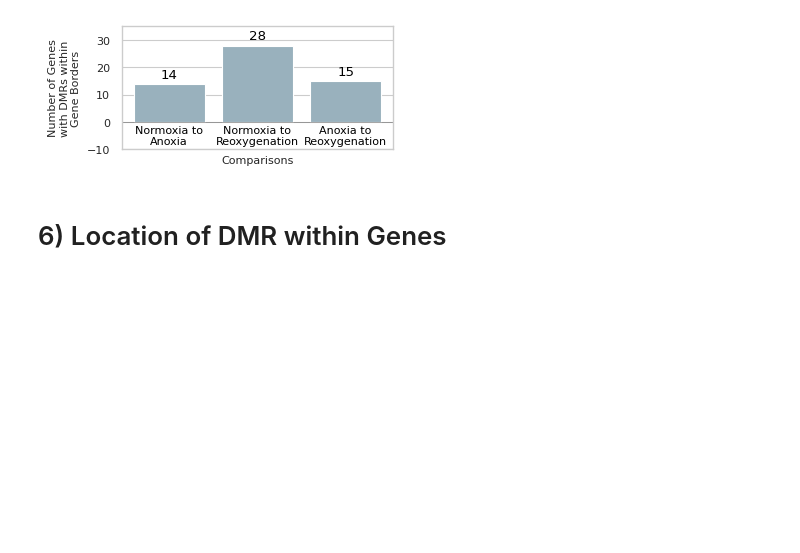
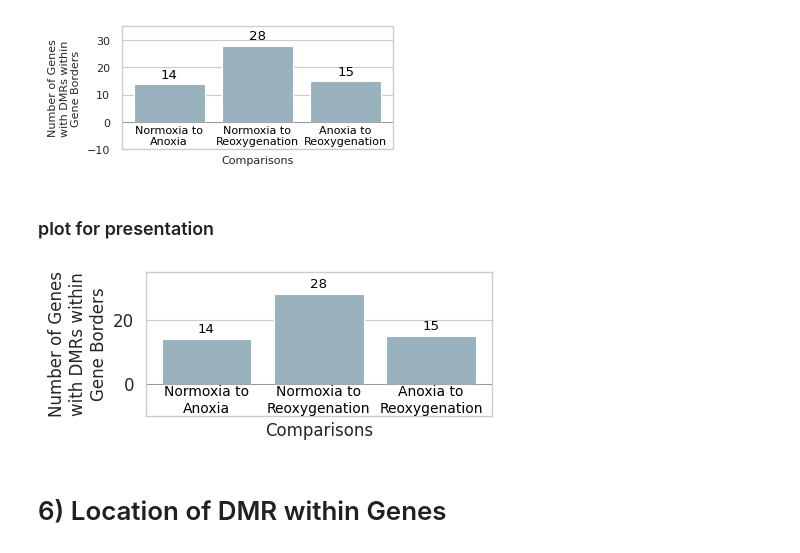
Before and after one commit to MagdalenaWinklhofer/WholeGenomeBisulphiteSequencing, a Jupyter notebook: DNAseq_pipeline/7_match_dmr_to_gene.ipynb, the cells around one changed output. Cells and saved outputs as stored; diff of their text form; code cells hidden in the pictures; blank space fills up the shorter version.

```diff
--- a/DNAseq_pipeline/7_match_dmr_to_gene.ipynb
+++ b/DNAseq_pipeline/7_match_dmr_to_gene.ipynb
@@ -235,6 +235,52 @@ plt.savefig('7_match_dmr_to_gene/DMR_within_geneborders.svg')
 plt.show()
 # %% [output]
 [figure]
+# %% [markdown]
+### plot for presentation
+# %%
+# PLOT
+# Sample data
+categories = number_of_transcripts.keys()
+values = number_of_transcripts.values()
+
+# Create a bar plot
+sns.set_theme(palette = 'colorblind', style = 'whitegrid', context='paper', rc={'axes.labelsize':12, 'xtick.labelsize':12, 'ytick.labelsize':12, 'legend.fontsize':12, 'legend.title_fontsize':12})
+plt.figure(figsize=((12/2.54), (5/2.54)))
+plt.bar(categories, values, color='skyblue')
+#plt.title("Differentially Methylated Regions (DMR) within Gene Borders")
+plt.xlabel("Comparisons")
+plt.ylabel("Number of Genes\nwith DMRs within\nGene Borders")
+
+# Add labels to the bars
+for i, value in enumerate(values):
+    plt.text(i, value + 1, str(abs(value)), ha='center', va='bottom', color='black')
+
+# change the color of the bars (first two: blue, second two: red, third two: green)
+plt.bar(range(len(number_of_transcripts)), list(number_of_transcripts.values()), align='center', color='#99B1BD')
+
+# y scale
+plt.ylim(-10, 35)
+# remove x scale
+plt.xticks([])
+
+# add a label in the center of the first two bars
+plt.text(0, -5, 'Normoxia to\nAnoxia', ha='center', va='center', color='black', fontsize=10)
+plt.text(1, -5, 'Normoxia to\nReoxygenation', ha='center', va='center', color='black', fontsize=10)
+plt.text(2, -5, 'Anoxia to\nReoxygenation', ha='center', va='center', color='black', fontsize=10)
+
+
+# add a 0 line
+# the line should be slim and grey
+plt.axhline(y=0, color='grey', linestyle='-', linewidth=0.5)
+
+plt.tight_layout()
+# Save the figure as a high-quality image (e.g., PNG or PDF)
+plt.savefig('7_match_dmr_to_gene/DMR_within_geneborders_presentation.svg')
+
+# Show the plot
+plt.show()
+# %% [output]
+[figure, added]
 # %% [markdown]
 # 6) Location of DMR within Genes
 # %%
```
Also changed, not shown: parts of 8 cells of this notebook, 13 other files.
